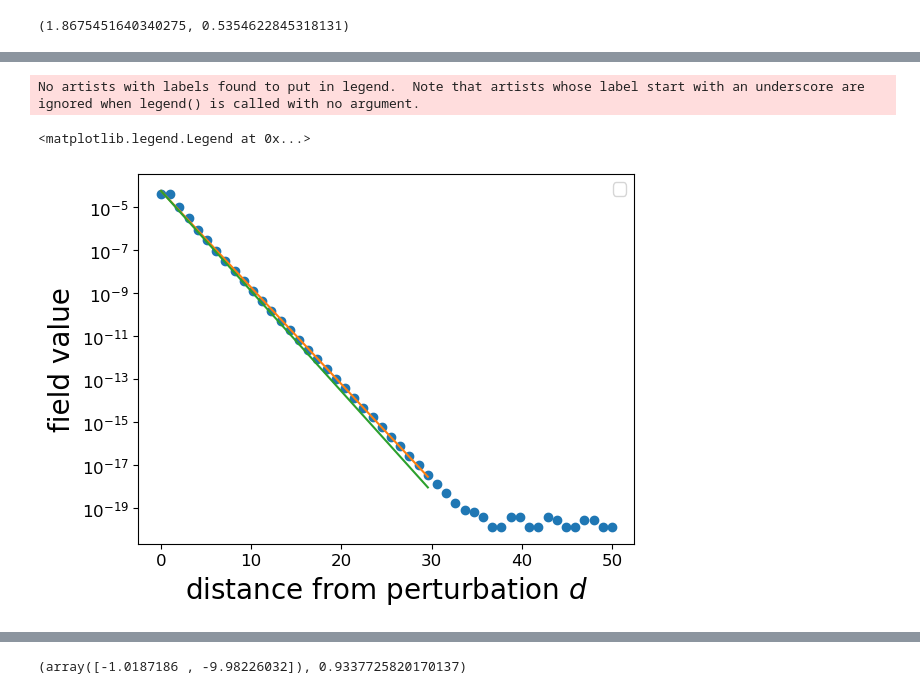
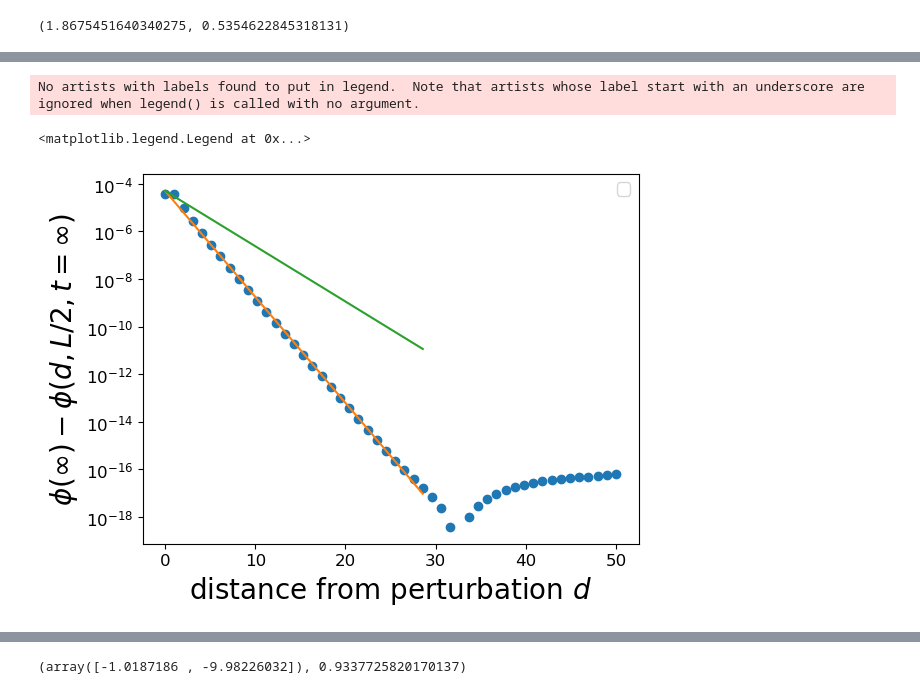
Before and after one commit to giulioiannelli/lrgsglib-public, a Jupyter notebook: notebooks/slaplacian_dynamics_lattice2d_sq.ipynb, the cells around one changed output, grey strips where cells are left out. Saved outputs shown, nothing was run; the diff lists cells and outputs as text; code cells hidden in the pictures.

```diff
--- a/notebooks/slaplacian_dynamics_lattice2d_sq.ipynb
+++ b/notebooks/slaplacian_dynamics_lattice2d_sq.ipynb
@@ -188,31 +249,31 @@ fig.tight_layout(pad=5.0)
 # %%
 def decay_linear(x, a, b):
     return a * x + b
 def line(x, a, b):
     return decay_linear(x, a, b)
 def decay_exp(x, a, b, c, d):
     return a*(1-np.exp(-b * (x-d))) + c
 
 phi_asym = np.max(hcut_halfsize) - hcut_halfsize[L//2:]
 x = np.linspace(0, len(phi_asym), num=len(phi_asym))
 
-idx = 30
+idx = np.where(phi_asym < 1e-17)[0][0]
 params, cov = curve_fit(line, x[:idx], np.log(phi_asym[:idx]))
 
 plt.plot(x, phi_asym, 'o')
 plt.plot(x[:idx], np.exp(line(x[:idx], *params)))
-plt.plot(x[:idx], np.exp(line(x[:idx], -1/(critrad/2), params[1])))
+plt.plot(x[:idx], np.exp(line(x[:idx], -1/(critrad), params[1])))
 # plt.plot(x, decay_exp(x, phi_asym[-1]-phi_asym[0], 1/critrad, phi_asym[0], 25), label=r'$\propto e^{d/r_{\rm c}}$')
 # plt.plot(x, decay_exp(x, phi_asym[-1]-phi_asym[0], 1/critrad, phi_asym[0], 25), label=r'$\propto e^{d/r_{\rm c}}$')
 # plt.axhline(hcut_halfsize[60])
 plt.yscale('log')
 plt.xlabel(r"distance from perturbation $d$")
-plt.ylabel("field value")
+plt.ylabel(r"$\phi(\infty) - \phi(d, L/2, t=\infty)$", color='black')
 plt.legend()
 # %% [output]
 No artists with labels found to put in legend.  Note that artists whose label start with an underscore are ignored when legend() is called with no argument.
 <matplotlib.legend.Legend at 0x...>
-[figure, old version]
+[figure, new version]
 # %%
 1/params, -1/critrad
 # %% [output]
```
Also changed, not shown: parts of 10 cells of this notebook, 3 other files.
